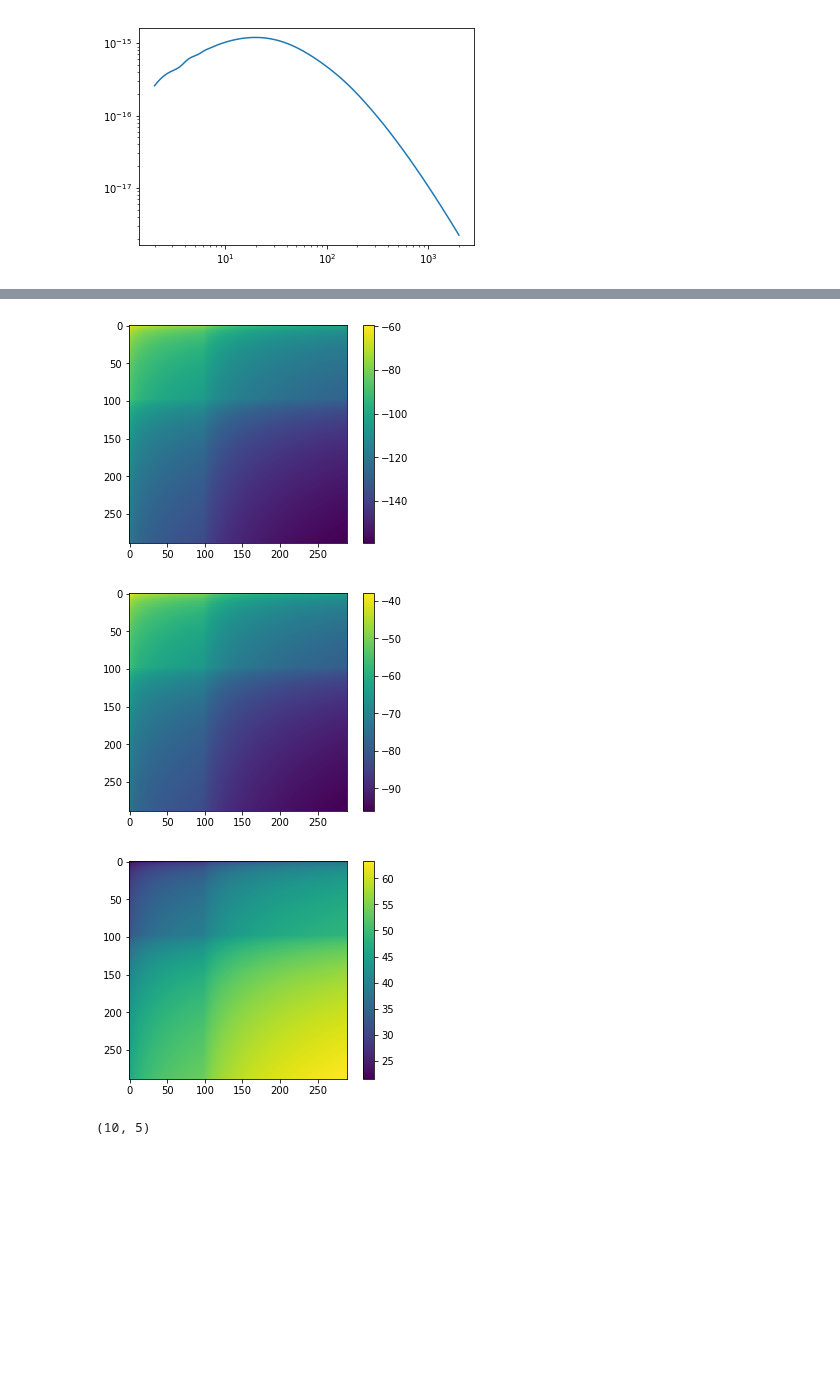
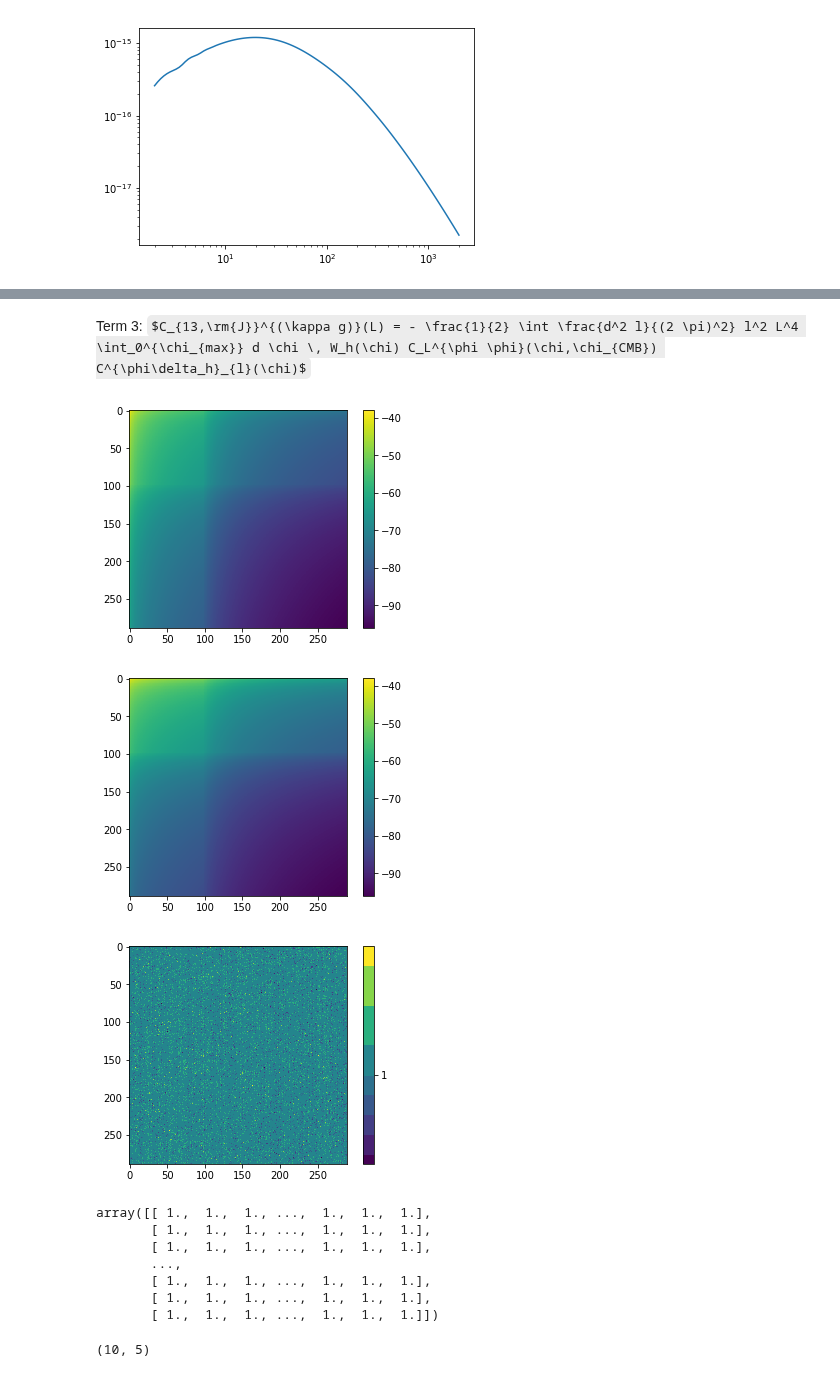
Before and after one commit to VMBoehm/postlimber, a Jupyter notebook: notebooks/PostBornTerms without Limber new approach- additional terms.ipynb, the cells around one changed output, grey strips where cells are left out. Saved outputs shown, nothing was run; the diff lists cells and outputs as text; code cells hidden in the pictures; some formulas as TeX source; blank space fills up the shorter version.

Commit message:
all terms match

```diff
--- a/notebooks/PostBornTerms without Limber new approach- additional terms.ipynb
+++ b/notebooks/PostBornTerms without Limber new approach- additional terms.ipynb
@@ -444,18 +374,51 @@ result*=chimax * result*1./np.pi**2/2.*prefac/4.*2
+# %% [markdown]
+Term 3:
+$C_{13,\rm{J}}^{(\kappa g)}(L) = - \frac{1}{2} \int \frac{d^2 l}{(2 \pi)^2} l^2 L^4 \int_0^{\chi_{max}} d \chi \, W_h(\chi) C_L^{\phi \phi}(\chi,\chi_{CMB}) C^{\phi\delta_h}_{l}(\chi)$
+# %%
+clphiphi = np.load('../G_matrices/clphiphi_parallel.npy')
+r2d, t2d = np.meshgrid(t_,t_)
+#test for symmetry
+for ii in range(len(ell_)):
+    if (np.all((clphiphi[ii,:,-1]-clphiphi[0,-1,:])/clphiphi[ii,-1,:]>1e-3)):
+        print(ii)
+    if (np.all((clphiphi[ii,:,-1]-clphiphi[0,-1,:])/clphiphi[ii,:,-1]>1e-3)):
+        print(ii)
+clphiphi_xi_xi_cmb=clphiphi[:,:,-1]
+# %%
+clphidelta = np.load('../G_matrices/clphidelta.npy')
+clphidelta_diag = np.zeros((len(ell_),len(t_)))
+for ii in range(len(t_)):
+    clphidelta_diag[:,ii] = clphidelta[:,ii,ii]
+# %%
+kernel1 = lsst_kernel_cb
+result = np.zeros((len(ell_),len(ell_)))
+for ii in range(len(ell_)):
+    for jj in range(len(ell_)):
+        result[ii][jj] = chi_cmb*np.sum(w1*kernel1(t_*chi_cmb)*clphidelta_diag[ii]*clphiphi_xi_xi_cmb[jj])/2.
 # %%
 res_chirag = np.load('../output/cm_clmesh/cl13j.npy')
 plt.imshow(np.log(result))
 plt.colorbar()
 plt.show()
 plt.imshow(np.log(res_chirag))
 plt.colorbar()
 plt.show()
-plt.imshow(np.log(res_chirag/result))
+plt.imshow((res_chirag/result.T))
 plt.colorbar()
 plt.show()
+
+res_chirag/result.T
 # %% [output]
-[figure, old version]
+[figure, new version]
 [figure]
-[figure, old version]
+[figure, new version]
+array([[ 1.,  1.,  1., ...,  1.,  1.,  1.],
+       [ 1.,  1.,  1., ...,  1.,  1.,  1.],
+       [ 1.,  1.,  1., ...,  1.,  1.,  1.],
+       ...,
+       [ 1.,  1.,  1., ...,  1.,  1.,  1.],
+       [ 1.,  1.,  1., ...,  1.,  1.,  1.],
+       [ 1.,  1.,  1., ...,  1.,  1.,  1.]])
 # %%
 MB3 = RectBivariateSpline(ell_,ell_,result)
 # %%
```
Also changed, not shown: parts of 3 cells of this notebook, 1 other file.
